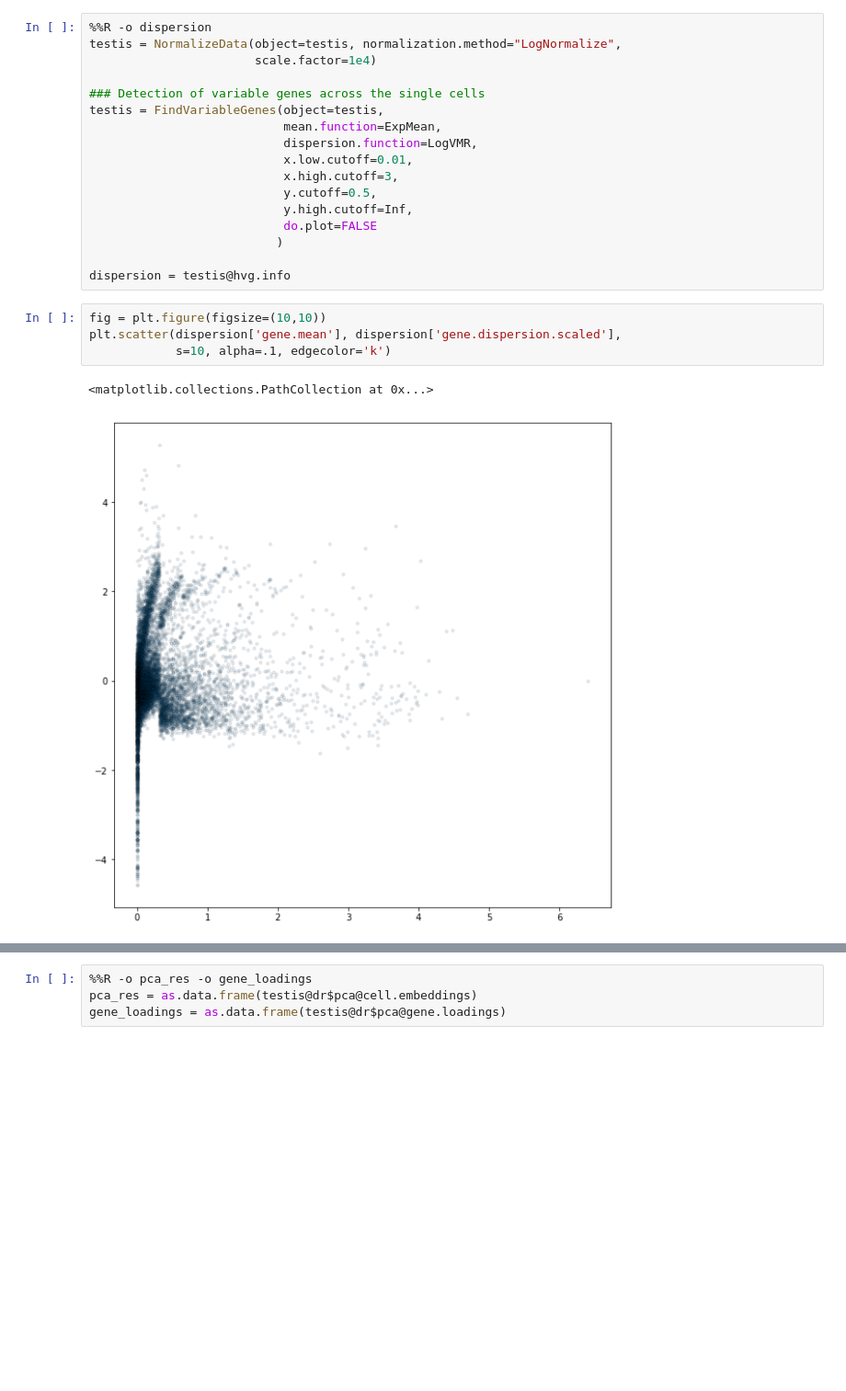
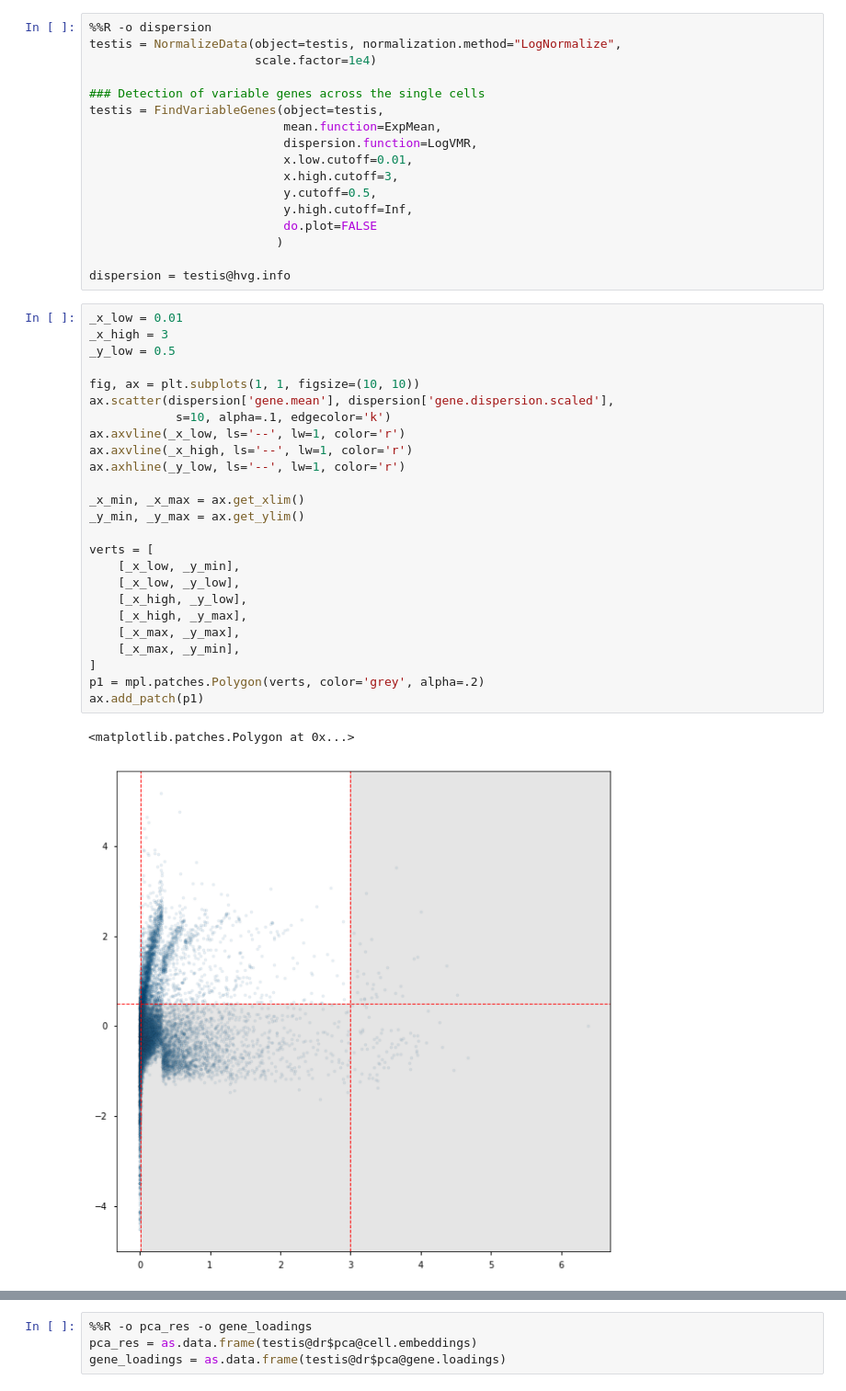
Before and after one commit to jfear/larval_gonad, a Jupyter notebook: notebook/deliver/testis_pilot_scRNAseq_analysis.ipynb, the cells around one changed output, grey strips where cells are left out. Shown: that part at 92% size. Cells and saved outputs as stored; diff of their text form; blank space fills up the shorter version.

```diff
--- a/notebook/deliver/testis_pilot_scRNAseq_analysis.ipynb
+++ b/notebook/deliver/testis_pilot_scRNAseq_analysis.ipynb
@@ -91,12 +115,33 @@ testis = FindVariableGenes(object=testis,
                           )
 
 dispersion = testis@hvg.info
-# %%
-fig = plt.figure(figsize=(10,10))
-plt.scatter(dispersion['gene.mean'], dispersion['gene.dispersion.scaled'],
-            s=10, alpha=.1, edgecolor='k')
-# %% [output]
-<matplotlib.collections.PathCollection at 0x...>
-[figure, removed]
+# %%
+_x_low = 0.01
+_x_high = 3
+_y_low = 0.5
+
+fig, ax = plt.subplots(1, 1, figsize=(10, 10))
+ax.scatter(dispersion['gene.mean'], dispersion['gene.dispersion.scaled'],
+            s=10, alpha=.1, edgecolor='k')
+ax.axvline(_x_low, ls='--', lw=1, color='r')
+ax.axvline(_x_high, ls='--', lw=1, color='r')
+ax.axhline(_y_low, ls='--', lw=1, color='r')
+
+_x_min, _x_max = ax.get_xlim()
+_y_min, _y_max = ax.get_ylim()
+
+verts = [
+    [_x_low, _y_min],
+    [_x_low, _y_low],
+    [_x_high, _y_low],
+    [_x_high, _y_max],
+    [_x_max, _y_max],
+    [_x_max, _y_min],
+]
+p1 = mpl.patches.Polygon(verts, color='grey', alpha=.2)
+ax.add_patch(p1)
+# %% [output]
+<matplotlib.patches.Polygon at 0x...>
+[figure, added]
 # %%
 %%R
```
Also changed, not shown: parts of 13 cells of this notebook, 10 other files.
